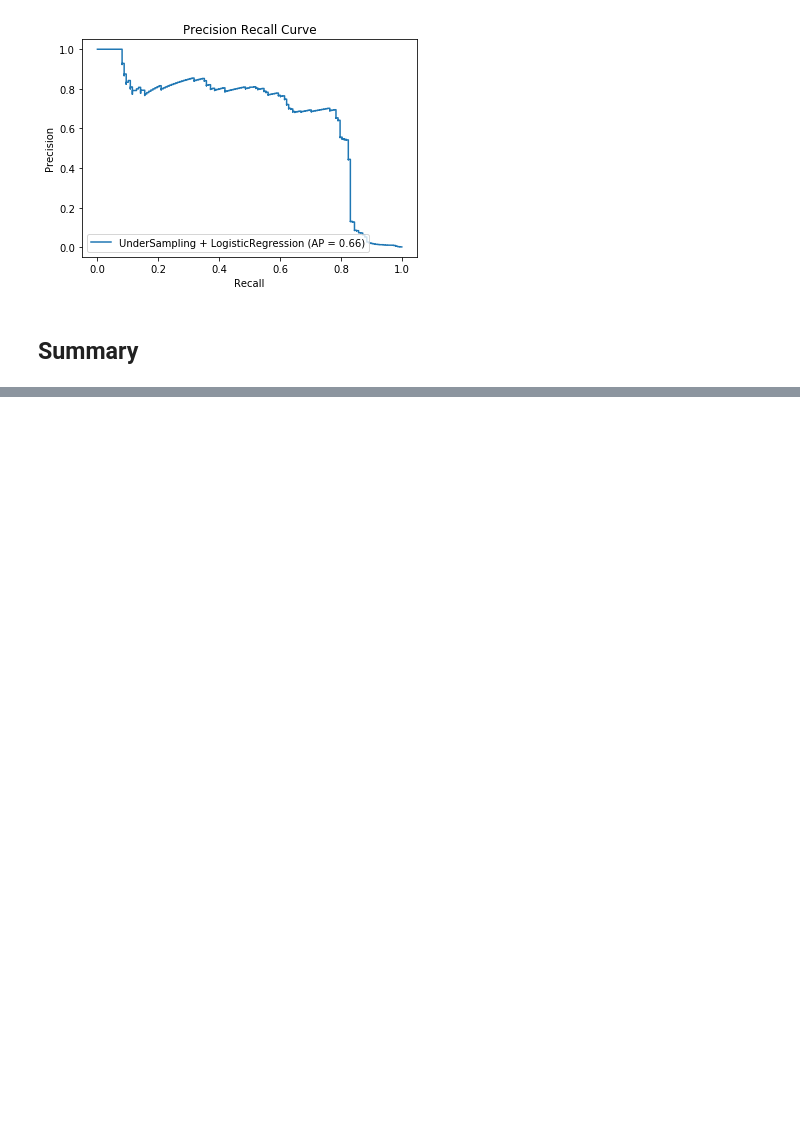
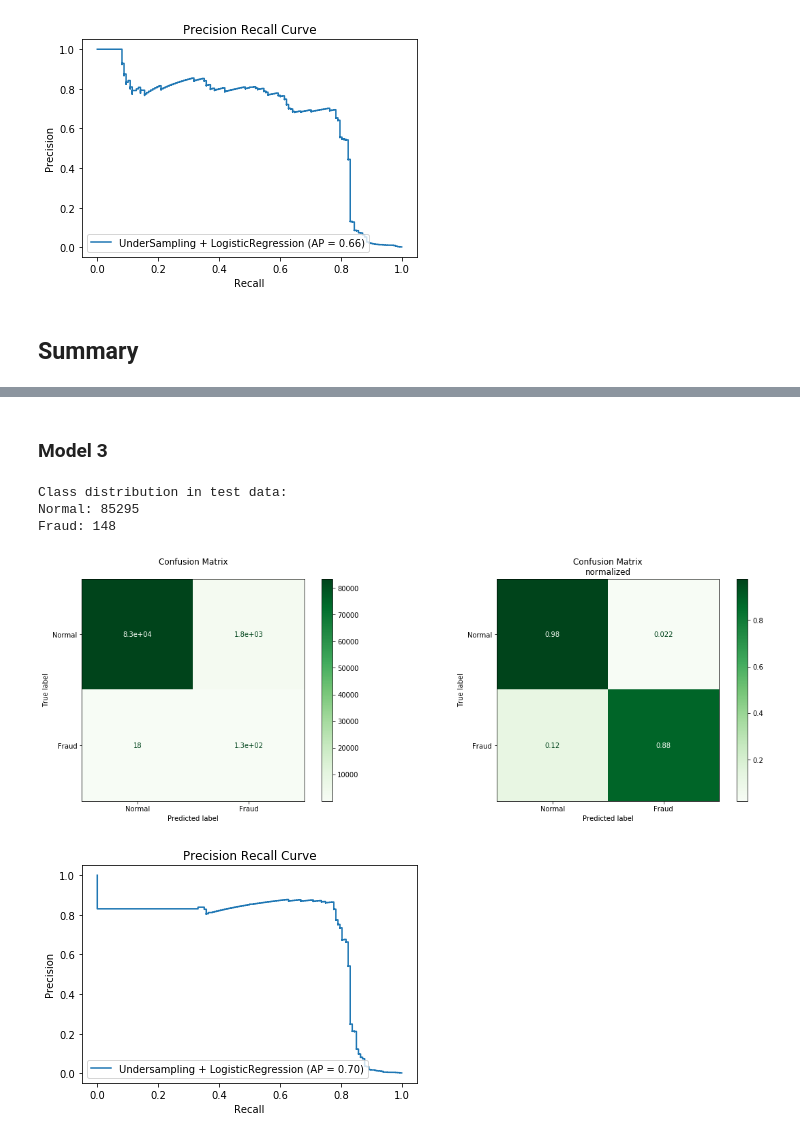
Before and after one commit to janedoesrepo/Autoencoder-ImbalancedCreditData, a Jupyter notebook: notebooks/Pipeline.ipynb, the cells around one changed output, grey strips where cells are left out. Saved outputs shown, nothing was run; the diff lists cells and outputs as text; code cells hidden in the pictures; blank space fills up the shorter version.

Commit message:
finished pipeline

```diff
--- a/notebooks/Pipeline.ipynb
+++ b/notebooks/Pipeline.ipynb
@@ -341,4 +365,5 @@ def manual_cv(sampler, log_reg_params):
 # %%
+scoring = 'f1'
 parameters = {
     'classification__C':[0.01, 0.1, 1, 10, 100],
     'classification__max_iter':[500]
@@ -360,8 +371,4 @@ from imblearn.pipeline import Pipeline
-# %%
-model = Pipeline([
-        ('sampling', SMOTE(sampling_strategy='minority', random_state=seed)),
-        ('classification', LogisticRegression(random_state=seed))
-    ])
 # %%
 GSCV_3 = GridSearchCV(model,
-                      cv=K, param_grid=parameters, scoring='f1', n_jobs=-1, verbose=2)
+                      cv=K, param_grid=parameters, scoring=scoring, n_jobs=-1, verbose=2)
+GSCV_3.fit(X_train, y_train)
@@ -397,5 +404,3 @@ X_train_smote, y_train_smote = smote.fit_resample(X_train, y_train)
-# %%
-clf_3 = LogisticRegression(random_state=seed, C=0.01, max_iter=500).fit(X_train_smote, y_train_smote)
 # %%
 evaluate_model(clf_3, X_test, y_test, 'OverSampling + LogisticRegression')
 # %% [output]
@@ -484,0 +493,10 @@ Fraud: 148
+# %% [markdown]
+### Model 3
+# %%
+evaluate_model(clf_3, X_test, y_test, 'Undersampling + LogisticRegression')
+# %% [output]
+Class distribution in test data:
+Normal: 85295
+Fraud: 148
+[figure, added]
+[figure, added]
```
Also changed, not shown: parts of 52 cells of this notebook, 1 other file.
